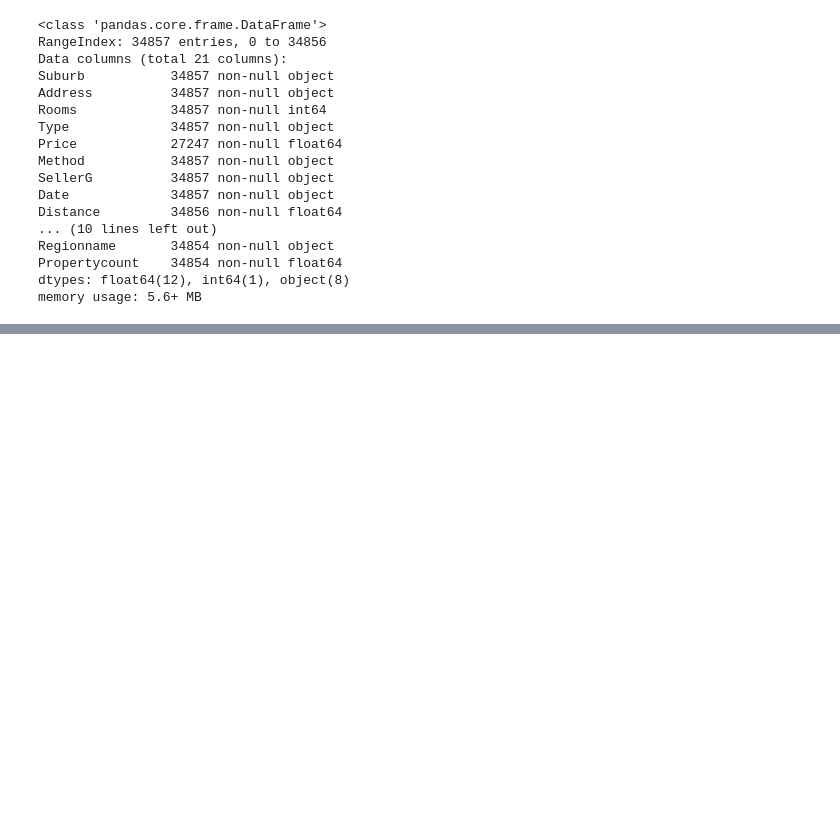
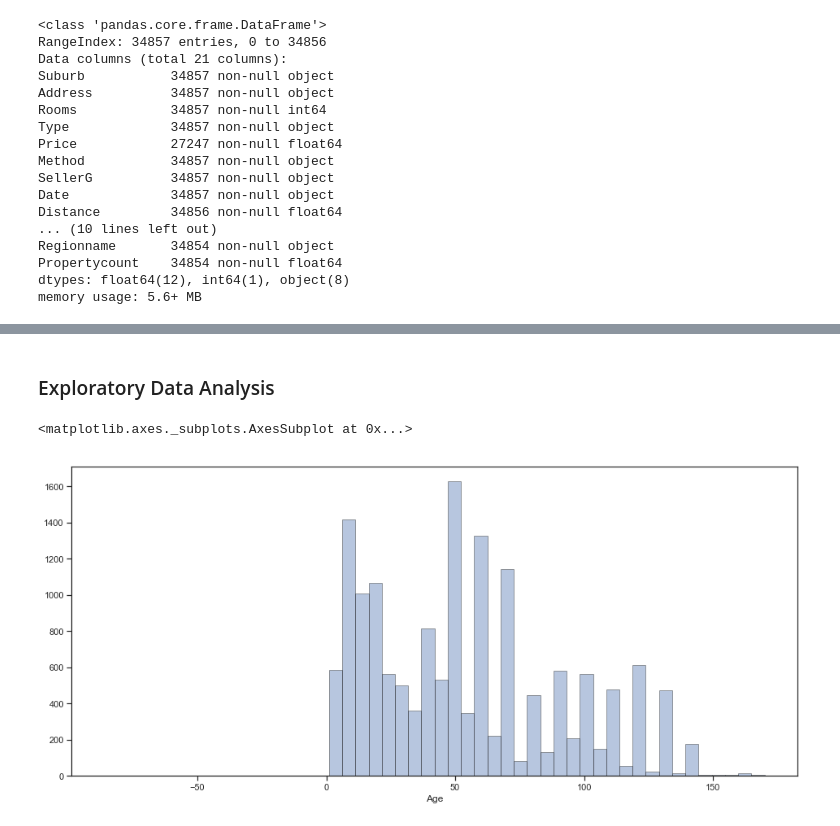
Before and after one commit to leticiapinho/melbourne-house-pricing, a Jupyter notebook: main_notebook.ipynb, the cells around one changed output, grey strips where cells are left out. Drawn from its saved outputs; the diff is of its cells as text; code cells hidden in the pictures; blank space fills up the shorter version.

```diff
--- a/main_notebook.ipynb
+++ b/main_notebook.ipynb
@@ -83,3 +160,11 @@ df.describe()
+# %% [markdown]
+### Exploratory Data Analysis
+# %%
+plt.figure(figsize=(16,7))
+sns.distplot(df['Age'], kde = False,hist_kws=dict(edgecolor="k"))
+# %% [output]
+<matplotlib.axes._subplots.AxesSubplot at 0x...>
+[figure, added]
 # %%
 df['CouncilArea'].value_counts()
 # %% [output]
```
Also changed, not shown: parts of 32 cells of this notebook, 1 other file.
